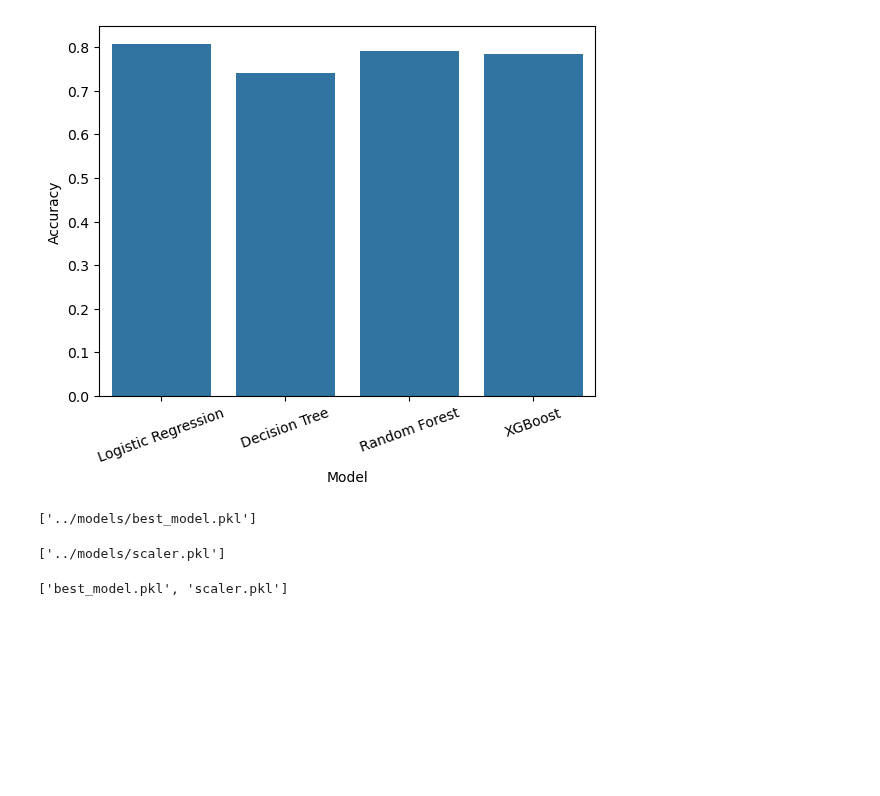
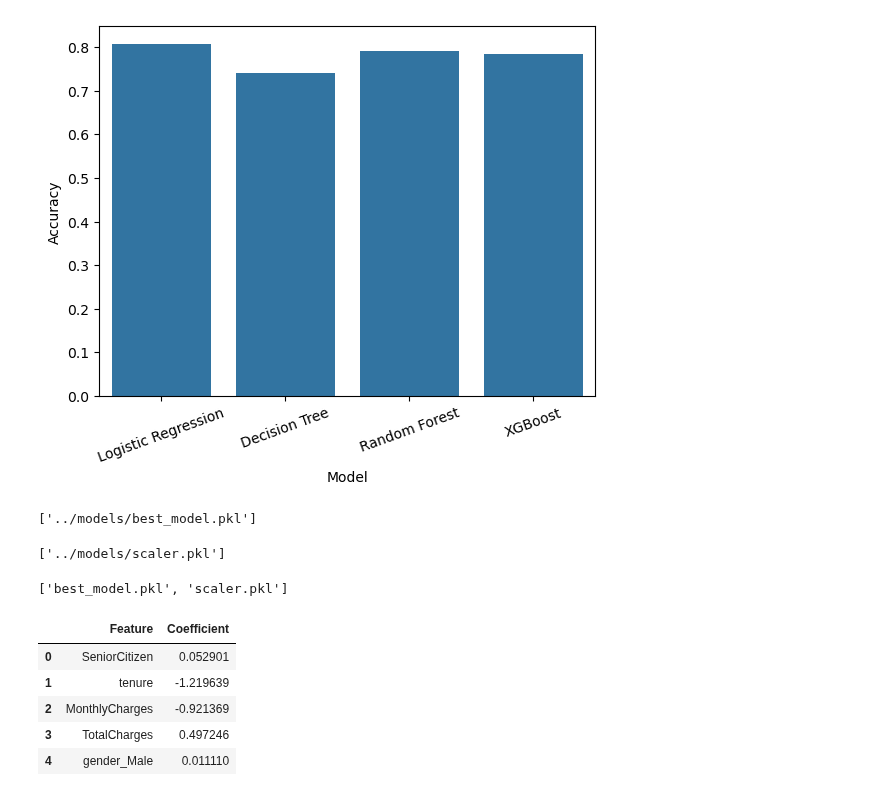
Before and after one commit to Samm-05/telecom-churn-prediction, a Jupyter notebook: notebooks/05_model_training.ipynb, the cells around one changed output. Cells and saved outputs as stored; diff of their text form; code cells hidden in the pictures; blank space fills up the shorter version.

```diff
--- a/notebooks/05_model_training.ipynb
+++ b/notebooks/05_model_training.ipynb
@@ -300,3 +300,17 @@ import os
 print(os.listdir("../models"))
 # %% [output]
 ['best_model.pkl', 'scaler.pkl']
+# %%
+importance = pd.DataFrame({
+    "Feature": X.columns,
+    "Coefficient": lr.coef_[0]
+})
+
+importance.head()
+# %% [output]
+|  | Feature | Coefficient |
+| 0 | SeniorCitizen | 0.052901 |
+| 1 | tenure | -1.219639 |
+| 2 | MonthlyCharges | -0.921369 |
+| 3 | TotalCharges | 0.497246 |
+| 4 | gender_Male | 0.011110 |
```
Also changed, not shown: parts of 1 cell of this notebook.
